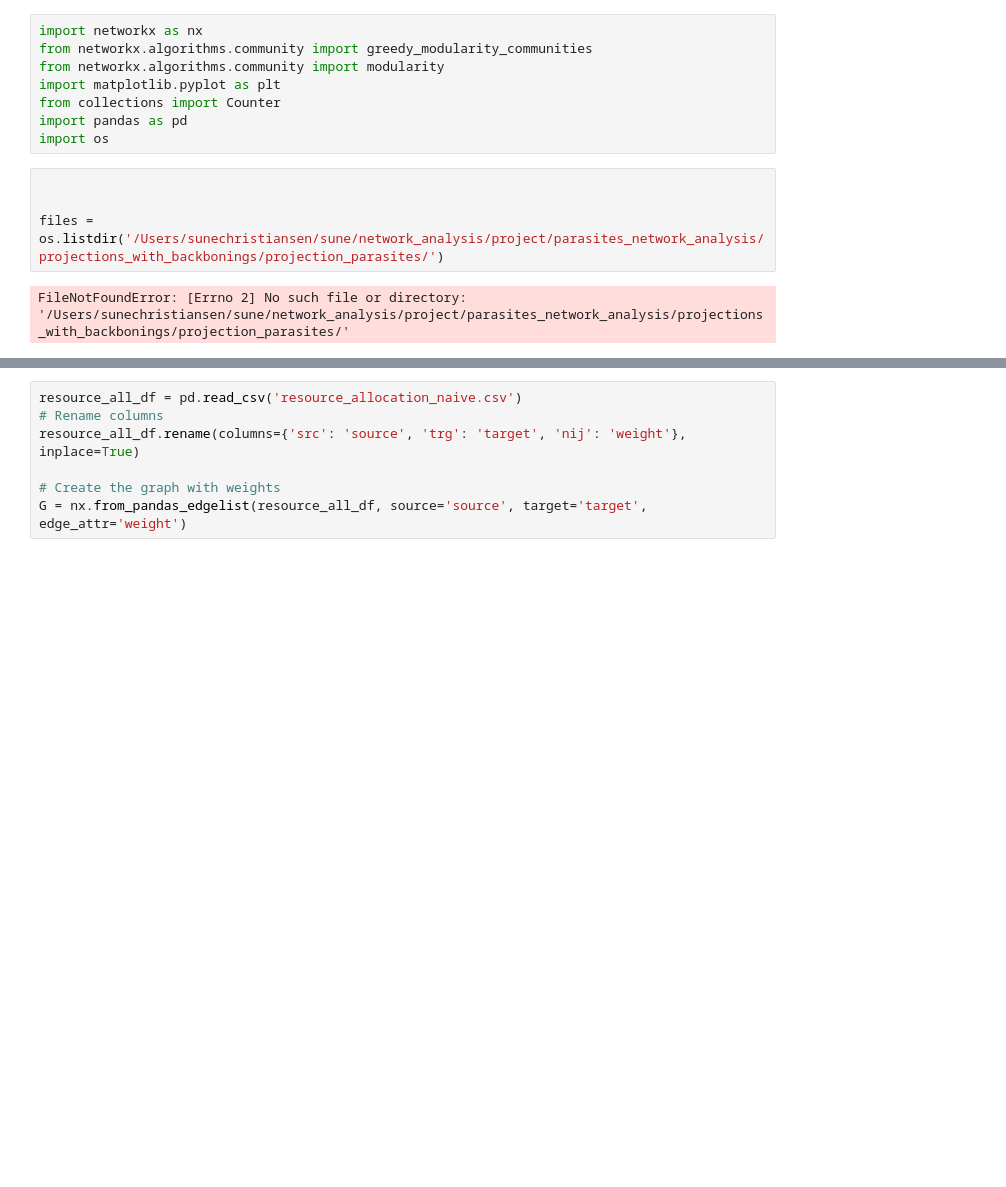
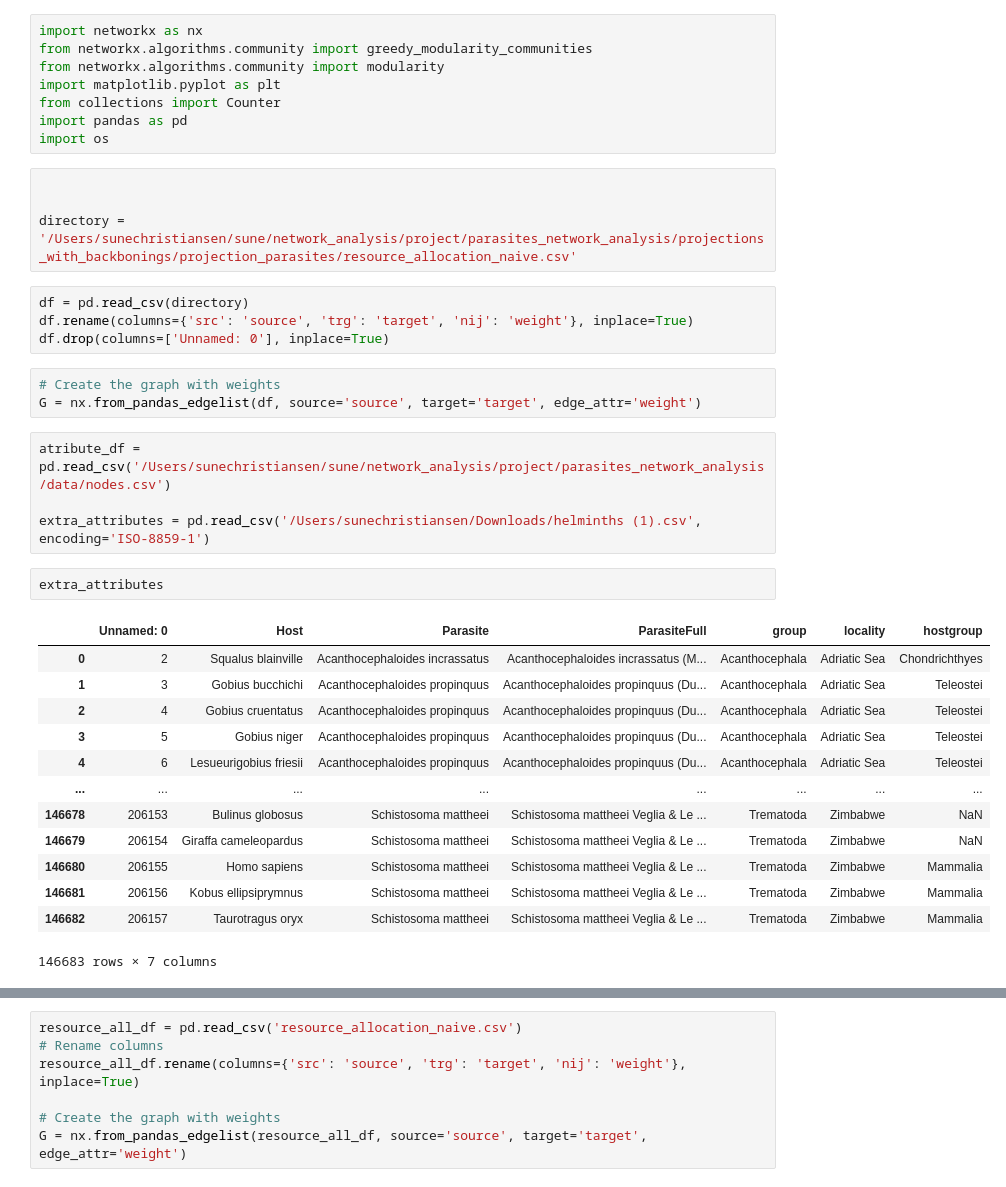
Before and after one commit to ikradnegyhusz/parasites_network_analysis, a Jupyter notebook: notebooks/0.01-skc-projection_test.ipynb, the cells around one changed output, grey strips where cells are left out. Saved outputs shown, nothing was run; the diff lists cells and outputs as text; blank space fills up the shorter version.

```diff
--- a/notebooks/0.01-skc-projection_test.ipynb
+++ b/notebooks/0.01-skc-projection_test.ipynb
@@ -9,6 +9,31 @@ import os
 # %%
 
 
-files = os.listdir('/Users/sunechristiansen/sune/network_analysis/project/parasites_network_analysis/projections_with_backbonings/projection_parasites/')
+directory = '/Users/sunechristiansen/sune/network_analysis/project/parasites_network_analysis/projections_with_backbonings/projection_parasites/resource_allocation_naive.csv'
-# %% [output]
-FileNotFoundError: [Errno 2] No such file or directory: '/Users/sunechristiansen/sune/network_analysis/project/parasites_network_analysis/projections_with_backbonings/projection_parasites/'
+# %%
+df = pd.read_csv(directory)
+df.rename(columns={'src': 'source', 'trg': 'target', 'nij': 'weight'}, inplace=True)
+df.drop(columns=['Unnamed: 0'], inplace=True)
+# %%
+# Create the graph with weights
+G = nx.from_pandas_edgelist(df, source='source', target='target', edge_attr='weight')
+# %%
+atribute_df = pd.read_csv('/Users/sunechristiansen/sune/network_analysis/project/parasites_network_analysis/data/nodes.csv')
+
+extra_attributes = pd.read_csv('/Users/sunechristiansen/Downloads/helminths (1).csv', encoding='ISO-8859-1')
+# %%
+extra_attributes
+# %% [output]
+|  | Unnamed: 0 | Host | Parasite | ParasiteFull | group | locality | hostgroup |
+| 0 | 2 | Squalus blainville | Acanthocephaloides incrassatus | Acanthocephaloides incrassatus (M... | Acanthocephala | Adriatic Sea | Chondrichthyes |
+| 1 | 3 | Gobius bucchichi | Acanthocephaloides propinquus | Acanthocephaloides propinquus (Du... | Acanthocephala | Adriatic Sea | Teleostei |
+| 2 | 4 | Gobius cruentatus | Acanthocephaloides propinquus | Acanthocephaloides propinquus (Du... | Acanthocephala | Adriatic Sea | Teleostei |
+| 3 | 5 | Gobius niger | Acanthocephaloides propinquus | Acanthocephaloides propinquus (Du... | Acanthocephala | Adriatic Sea | Teleostei |
+| 4 | 6 | Lesueurigobius friesii | Acanthocephaloides propinquus | Acanthocephaloides propinquus (Du... | Acanthocephala | Adriatic Sea | Teleostei |
+| ... | ... | ... | ... | ... | ... | ... | ... |
+| 146678 | 206153 | Bulinus globosus | Schistosoma mattheei | Schistosoma mattheei Veglia & Le ... | Trematoda | Zimbabwe | NaN |
+| 146679 | 206154 | Giraffa cameleopardus | Schistosoma mattheei | Schistosoma mattheei Veglia & Le ... | Trematoda | Zimbabwe | NaN |
+| 146680 | 206155 | Homo sapiens | Schistosoma mattheei | Schistosoma mattheei Veglia & Le ... | Trematoda | Zimbabwe | Mammalia |
+| 146681 | 206156 | Kobus ellipsiprymnus | Schistosoma mattheei | Schistosoma mattheei Veglia & Le ... | Trematoda | Zimbabwe | Mammalia |
+| 146682 | 206157 | Taurotragus oryx | Schistosoma mattheei | Schistosoma mattheei Veglia & Le ... | Trematoda | Zimbabwe | Mammalia |
+146683 rows × 7 columns
```
Also changed, not shown: parts of 12 cells of this notebook.
